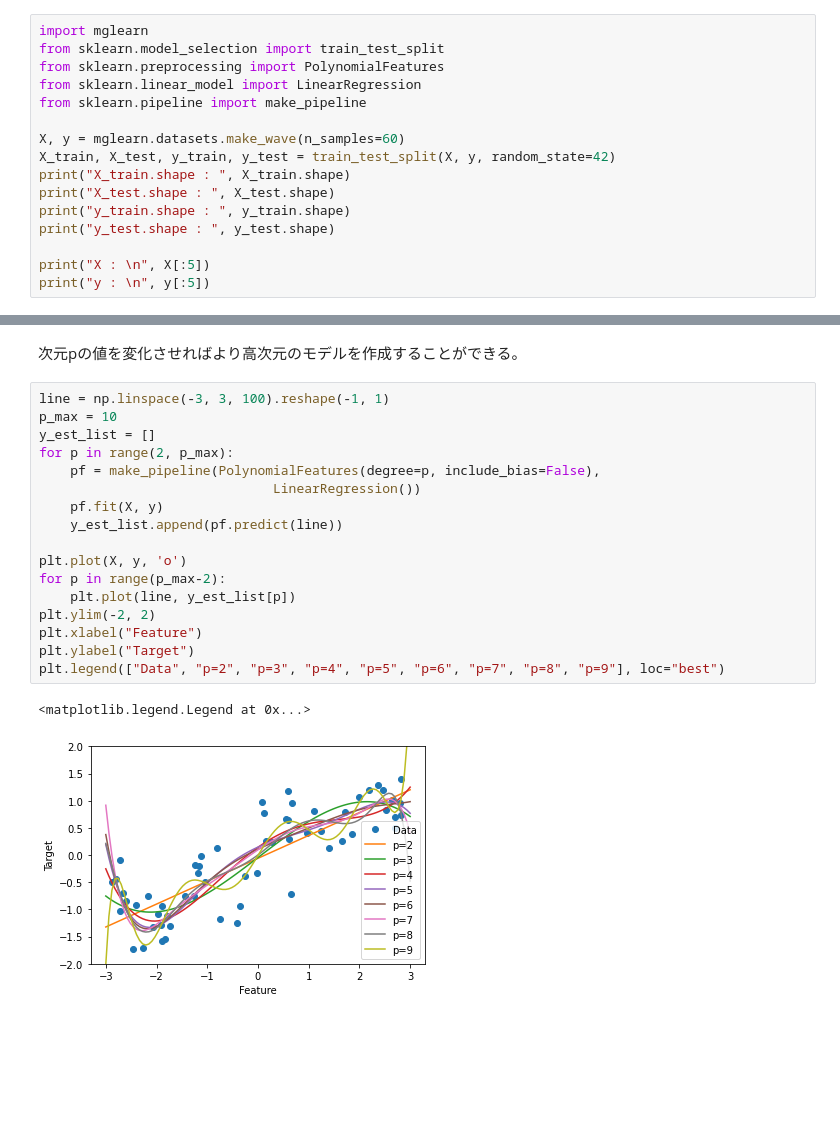
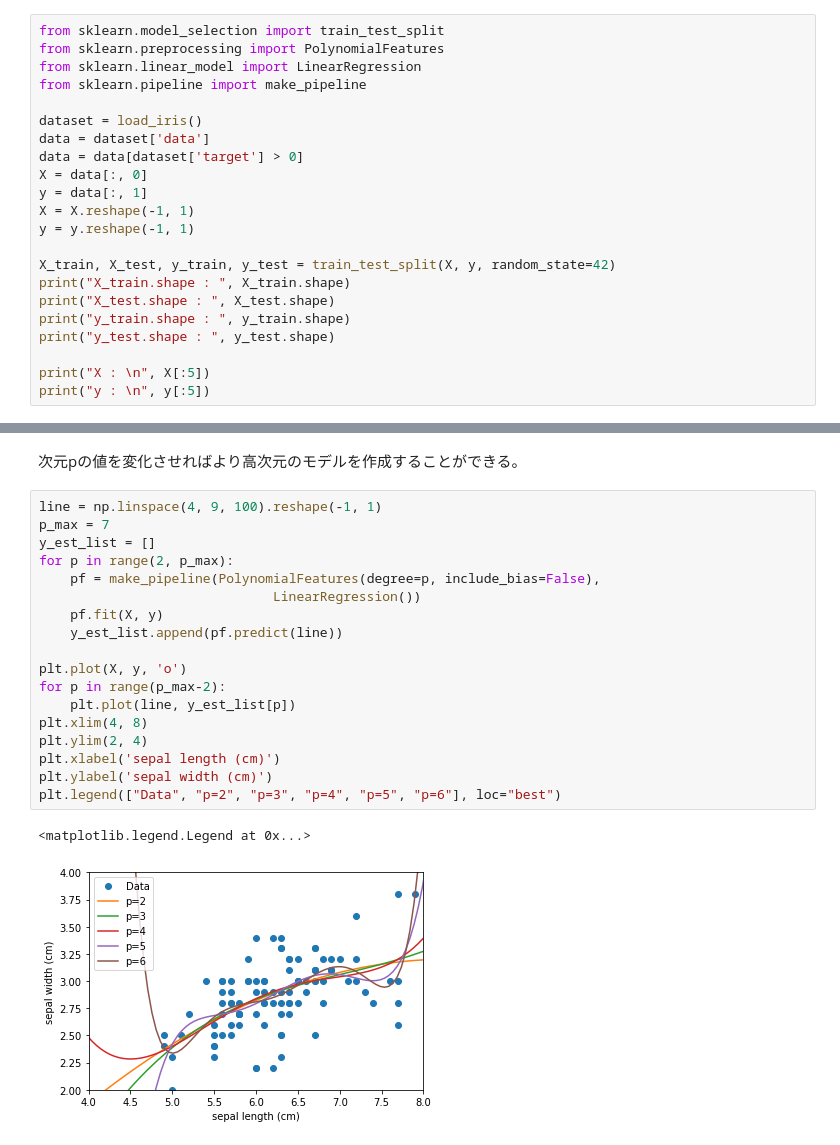
Before and after one commit to naonaorange/sklearn_tutorials, a Jupyter notebook: linear_regression.ipynb, the cells around one changed output, grey strips where cells are left out. Cells and saved outputs as stored; diff of their text form; blank space fills up the shorter version.

```diff
--- a/linear_regression.ipynb
+++ b/linear_regression.ipynb
@@ -192,13 +261,19 @@ y = b + w_1x^1 + w_2x^2 + w_1x^3
 $$
 この場合でも線形回帰モデルのLinerRegressionを用いるが、前段にPolynomialFeaturesを実行することで次段のLinerRegressionに多項式の入力が入るようにしている。
 # %%
-import mglearn
 from sklearn.model_selection import train_test_split
 from sklearn.preprocessing import PolynomialFeatures
 from sklearn.linear_model import LinearRegression
 from sklearn.pipeline import make_pipeline
 
-X, y = mglearn.datasets.make_wave(n_samples=60)
+dataset = load_iris()
+data = dataset['data']
+data = data[dataset['target'] > 0]
+X = data[:, 0]
+y = data[:, 1]
+X = X.reshape(-1, 1)
+y = y.reshape(-1, 1)
+
 X_train, X_test, y_train, y_test = train_test_split(X, y, random_state=42)
 print("X_train.shape : ", X_train.shape)
 print("X_test.shape : ", X_test.shape)
@@ -233,22 +312,23 @@ intercept_: -0.04526757216510127
 # %% [markdown]
 次元pの値を変化させればより高次元のモデルを作成することができる。
 # %%
-line = np.linspace(-3, 3, 100).reshape(-1, 1)
-p_max = 10
+line = np.linspace(4, 9, 100).reshape(-1, 1)
+p_max = 7
 y_est_list = []
 for p in range(2, p_max):
     pf = make_pipeline(PolynomialFeatures(degree=p, include_bias=False),
                               LinearRegression())
     pf.fit(X, y)
     y_est_list.append(pf.predict(line))
 
 plt.plot(X, y, 'o')
 for p in range(p_max-2):
     plt.plot(line, y_est_list[p])
-plt.ylim(-2, 2)
-plt.xlabel("Feature")
-plt.ylabel("Target")
-plt.legend(["Data", "p=2", "p=3", "p=4", "p=5", "p=6", "p=7", "p=8", "p=9"], loc="best")
+plt.xlim(4, 8)
+plt.ylim(2, 4)
+plt.xlabel('sepal length (cm)')
+plt.ylabel('sepal width (cm)')
+plt.legend(["Data", "p=2", "p=3", "p=4", "p=5", "p=6"], loc="best")
 # %% [output]
 <matplotlib.legend.Legend at 0x...>
-[figure, old version]
+[figure, new version]
```
Also changed, not shown: parts of 27 cells of this notebook, 4 other files.
